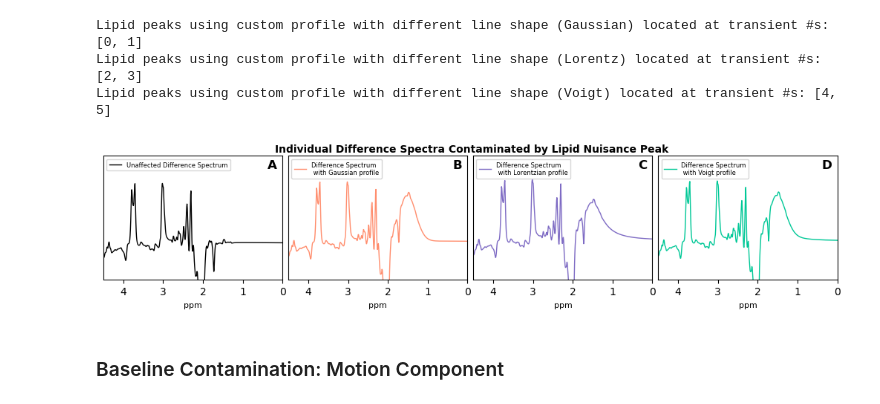
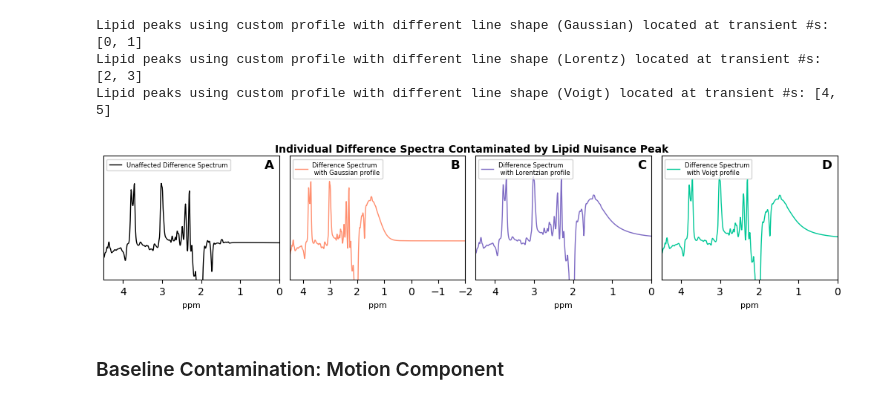
Before and after one commit to HarrisBrainLab/SMART_MRS, a Jupyter notebook: SMART_MRS Examples.ipynb, the cells around one changed output. Cells and saved outputs as stored; diff of their text form; code cells hidden in the pictures.

```diff
--- a/SMART_MRS Examples.ipynb
+++ b/SMART_MRS Examples.ipynb
@@ -17,11 +17,10 @@ from SMART_MRS.applied import add_disruptive_motion_artifact, add_freq_drift_lin
 # Load Necessary Data
 dir = ""
 img_dir = ""
-
-ppm = np.load(f"{dir}ppm.npy")
-time = np.load(f"{dir}time.npy")
-fids_on_gt = np.load(f"{dir}fids_on.npy")[0:1, :]
-fids_off_gt = np.load(f"{dir}fids_off.npy")[0:1, :]
+ppm = np.load(f"{dir}ppm_Sim.npy")
+time = np.load(f"{dir}time_Sim.npy")
+fids_on_gt = np.load(f"{dir}fidsOn.npy")[0:1, :]
+fids_off_gt = np.load(f"{dir}fidsOff.npy")[0:1, :]
 
 # Simulate Scan
 fids_on = fids_on_gt.repeat(160, axis=0)
@@ -63,40 +62,40 @@ def label_subplots_2D(axs, labels=None, xpos=0.0, ypos=1.1, size=12, nine=True):
 # Add Lipid Contamination Artifact(s) using Custom Profile and add_nuisance_peak() Function
 lipid_profile_Gauss = {
     "peak_type": "G",
-    "amp": [0.015, 0.015],
-    "width": [0.6, 0.6],
+    "amp": [0.02, 0.02],
+    "width": [0.85, 0.85],
     "res_freq": [1.5, 1.5],
     "phase": [0, 0],
-    "edited": 1.3
+    "edited": 1.2
 }
 
-fids, np_locs = add_nuisance_peak(fids, time=time, peak_profile=lipid_profile_Gauss, locs=[0, 1], num_trans=2)   # difference spectrum #1
+fids, np_locs = add_nuisance_peak(fids, time=time, peak_profile=lipid_profile_Gauss, cf_ppm=3, locs=[0, 1], num_trans=2)   # difference spectrum #1, cf based on simulated data
 print(f'Lipid peaks using custom profile with different line shape (Gaussian) located at transient #s: {np_locs}')
 
 # Lipid Profile with wider peak and different resonant frequency
 lipid_profile_change_Lorentz = {
     "peak_type": "L",
-    "amp": [0.015, 0.015],
-    "width": [0.6, 0.6],
+    "amp": [0.02, 0.02],
+    "width": [0.85, 0.85],
     "res_freq": [1.5, 1.5],
     "phase": [0, 0],
-    "edited": 1.25
+    "edited": 1.2
 }
 
-fids, np_locs = add_nuisance_peak(fids, time=time, peak_profile=lipid_profile_change_Lorentz, locs=[2, 3], num_trans=2)   # difference spectrum #1
+fids, np_locs = add_nuisance_peak(fids, time=time, peak_profile=lipid_profile_change_Lorentz, cf_ppm=3, locs=[2, 3], num_trans=2)   # difference spectrum #1
 print(f'Lipid peaks using custom profile with different line shape (Lorentz) located at transient #s: {np_locs}')
 
 # Lipid Profile with Voigt line shape and different amplitude (amplitude may vary with fraction attributed to Gauss vs. Lorentzian)
 lipid_profile_Voigt = {
     "peak_type": "V",
-    "amp": [0.015, 0.015],
-    "width": [0.6, 0.6],
+    "amp": [0.02, 0.02],
+    "width": [0.85, 0.85],
     "res_freq": [1.5, 1.5],
     "phase": [0, 0],
-    "edited": 1.3
+    "edited": 1.2
 }
 
-fids, np_locs = add_nuisance_peak(fids, time=time, peak_profile=lipid_profile_Voigt, locs=[4, 5], num_trans=2)   # difference spectrum #2
+fids, np_locs = add_nuisance_peak(fids, time=time, peak_profile=lipid_profile_Voigt, cf_ppm=3, locs=[4, 5], num_trans=2)   # difference spectrum #2
 print(f'Lipid peaks using custom profile with different line shape (Voigt) located at transient #s: {np_locs}')
 # %% [output]
 Lipid peaks using custom profile with different line shape (Gaussian) located at transient #s: [0, 1]
@@ -121,40 +120,40 @@ ax[0].get_yaxis().set_visible(False)
 ax[0].legend(loc="upper left", fontsize=6)
 
 ax[1].plot(ppm, diff_specs[0, :].real, '#FF8E6E', linewidth=1, label="Difference Spectrum\n with Gaussian profile")                        # orange
-ax[1].set_xlim(0.0, 4.5)
+ax[1].set_xlim(-2.0, 4.5)
 ax[1].xaxis.set_major_locator(plticker.MultipleLocator(base=1.0))
 ax[1].set_xlabel('ppm', fontsize=8)
 ax[1].invert_xaxis()
 ax[1].set_ylim(-0.0035, 0.0085)
 ax[1].get_yaxis().set_visible(False)
 ax[1].legend(loc="upper left", fontsize=6)
 
 ax[2].plot(ppm, diff_specs[1, :].real, '#7E6BC4', linewidth=1, label="Difference Spectrum\n with Lorentzian profile")        # purple
 ax[2].set_xlim(0.0, 4.5)
 ax[2].xaxis.set_major_locator(plticker.MultipleLocator(base=1.0))
 ax[2].set_xlabel('ppm', fontsize=8)
 ax[2].invert_xaxis()
 ax[2].set_ylim(-0.0035, 0.0085)
 ax[2].get_yaxis().set_visible(False)
 ax[2].legend(loc="upper left", fontsize=6)
 
 ax[3].plot(ppm, diff_specs[2, :].real, '#00C897', linewidth=1, label="Difference Spectrum\n with Voigt profile")      # green
 ax[3].set_xlim(0.0, 4.5)
 ax[3].xaxis.set_major_locator(plticker.MultipleLocator(base=1.0))
 ax[3].set_xlabel('ppm', fontsize=8)
 ax[3].invert_xaxis()
 ax[3].set_ylim(-0.0035, 0.0085)
 ax[3].get_yaxis().set_visible(False)
 ax[3].legend(loc="upper left", fontsize=6)
 
 label_subplots_2D(ax, xpos=0.97, ypos=0.97, size=12)
 plt.subplots_adjust(wspace=0.1, hspace=0.1)
 
 fig.tight_layout(pad=0.25)
 fig.savefig(f'{img_dir}NuissancePeak_TIFF.TIFF', dpi=400)
 fig.savefig(f'{img_dir}NuissancePeak_png.png', dpi=400)
 # %% [output]
-[figure, old version]
+[figure, new version]
 # %% [markdown]
 ### Baseline Contamination: Motion Component
 # %%
```
Also changed, not shown: parts of 12 cells of this notebook, 9 other files.
